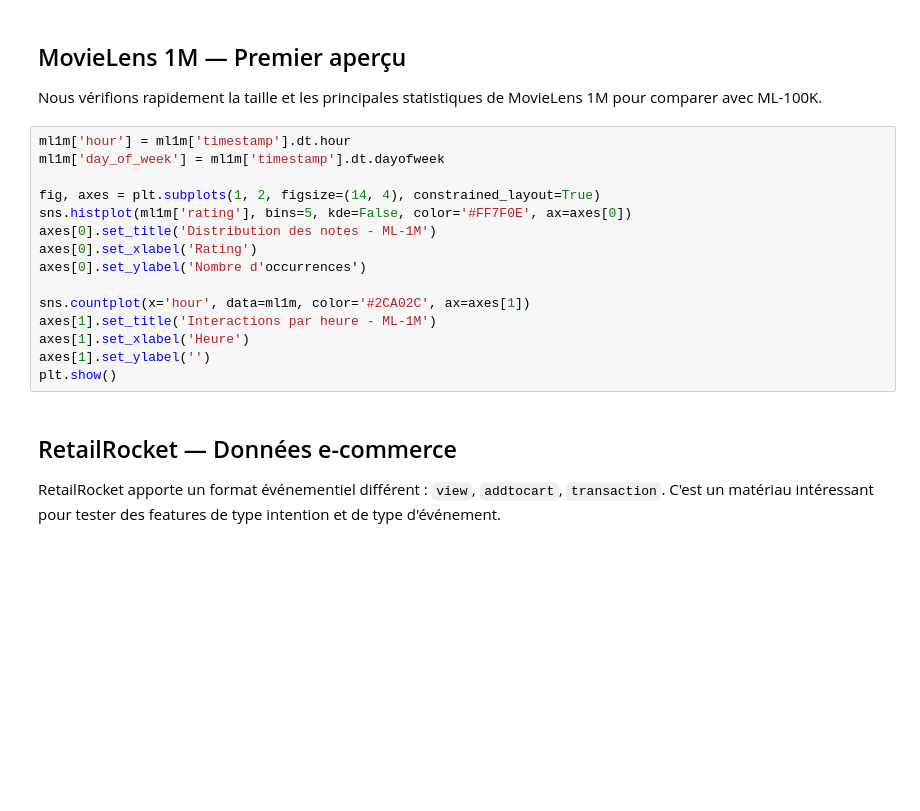
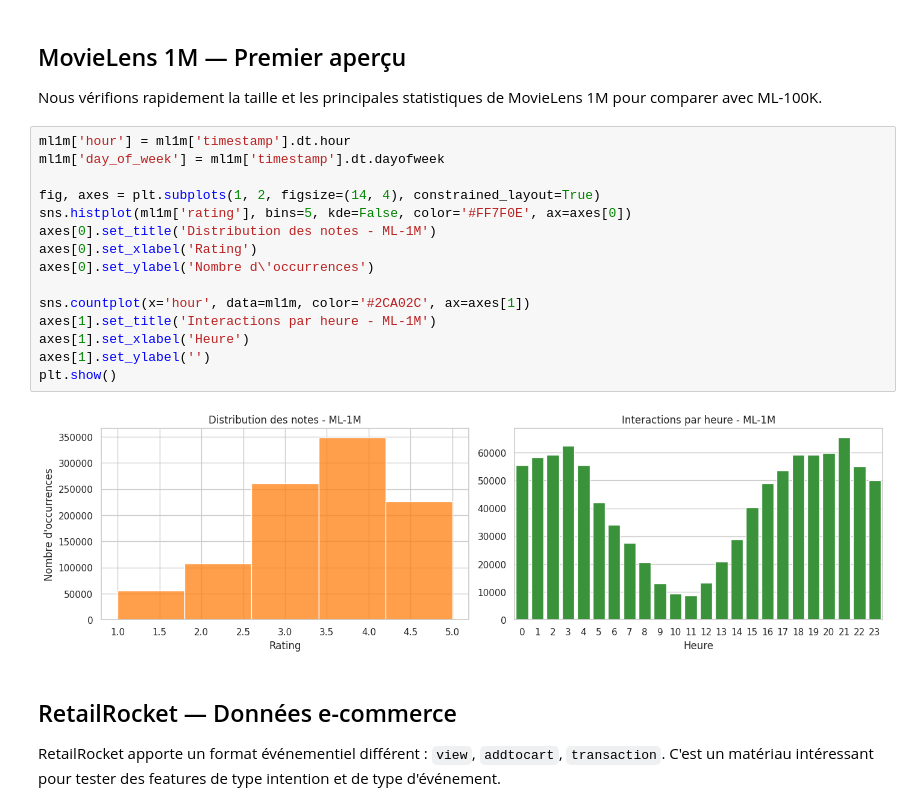
Before and after one commit to MRTDS224/context-aware-recsys, a Jupyter notebook: notebooks/01_exploration_donnees.ipynb, the cells around one changed output. Drawn from its saved outputs; the diff is of its cells as text; blank space fills up the shorter version.

```diff
--- a/notebooks/01_exploration_donnees.ipynb
+++ b/notebooks/01_exploration_donnees.ipynb
@@ -140,18 +210,20 @@ Nous vérifions rapidement la taille et les principales statistiques de MovieLen
 # %%
 ml1m['hour'] = ml1m['timestamp'].dt.hour
 ml1m['day_of_week'] = ml1m['timestamp'].dt.dayofweek
 
 fig, axes = plt.subplots(1, 2, figsize=(14, 4), constrained_layout=True)
 sns.histplot(ml1m['rating'], bins=5, kde=False, color='#FF7F0E', ax=axes[0])
 axes[0].set_title('Distribution des notes - ML-1M')
 axes[0].set_xlabel('Rating')
-axes[0].set_ylabel('Nombre d'occurrences')
+axes[0].set_ylabel('Nombre d\'occurrences')
 
 sns.countplot(x='hour', data=ml1m, color='#2CA02C', ax=axes[1])
 axes[1].set_title('Interactions par heure - ML-1M')
 axes[1].set_xlabel('Heure')
 axes[1].set_ylabel('')
 plt.show()
+# %% [output]
+[figure, added]
 # %% [markdown]
 ## RetailRocket — Données e-commerce
 
```
Also changed, not shown: parts of 9 cells of this notebook, 3 other files.
